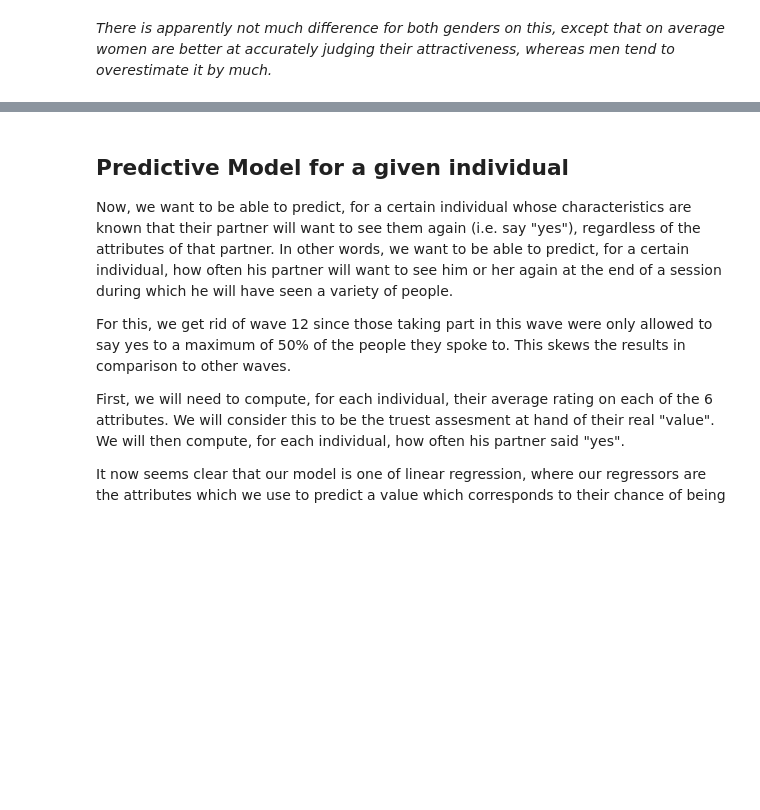
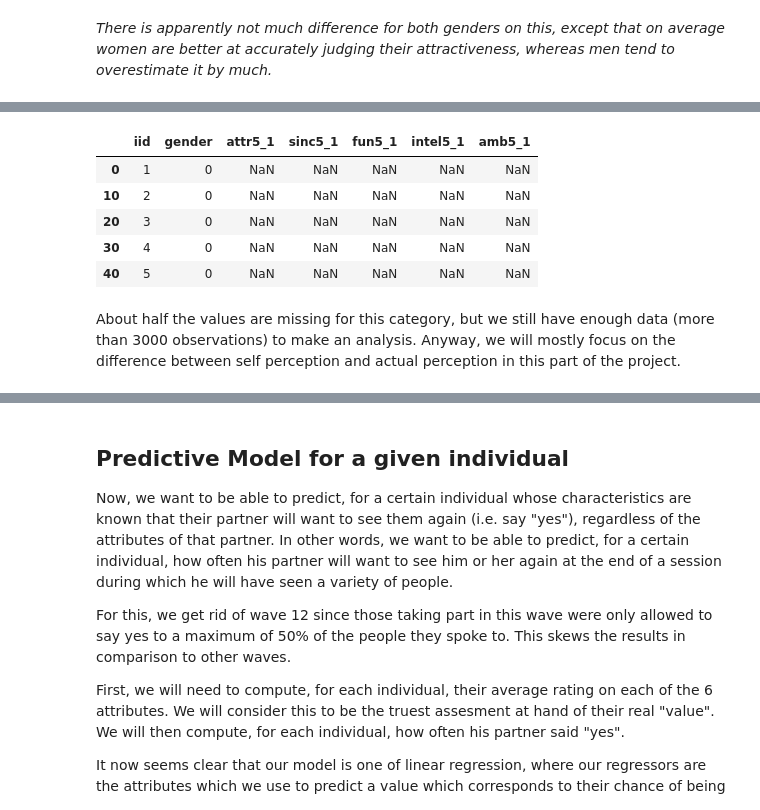
Before and after one commit to alexchouraki/Python-Project, a Jupyter notebook: Python Project.ipynb, the cells around one changed output, grey strips where cells are left out. Cells and saved outputs as stored; diff of their text form; code cells hidden in the pictures; blank space fills up the shorter version.

Commit message:
Add files via upload
corrections, error analysis

```diff
--- a/Python Project.ipynb
+++ b/Python Project.ipynb
@@ -507,0 +415,14 @@ mpl.show()
+# %%
+#In the same way, let's isolate the way people think they are perceived by others
+sddTP = sddOK[['iid', 'gender', 'attr5_1', 'sinc5_1', 'fun5_1', 'intel5_1', 'amb5_1']]
+sddTP = sddTP.drop_duplicates()
+sddTP.head()
+# %% [output]
+|  | iid | gender | attr5_1 | sinc5_1 | fun5_1 | intel5_1 | amb5_1 |
+| 0 | 1 | 0 | NaN | NaN | NaN | NaN | NaN |
+| 10 | 2 | 0 | NaN | NaN | NaN | NaN | NaN |
+| 20 | 3 | 0 | NaN | NaN | NaN | NaN | NaN |
+| 30 | 4 | 0 | NaN | NaN | NaN | NaN | NaN |
+| 40 | 5 | 0 | NaN | NaN | NaN | NaN | NaN |
+# %% [markdown]
+About half the values are missing for this category, but we still have enough data (more than 3000 observations) to make an analysis. Anyway, we will mostly focus on the difference between self perception and actual perception in this part of the project.
```
Also changed, not shown: parts of 17 cells of this notebook.
